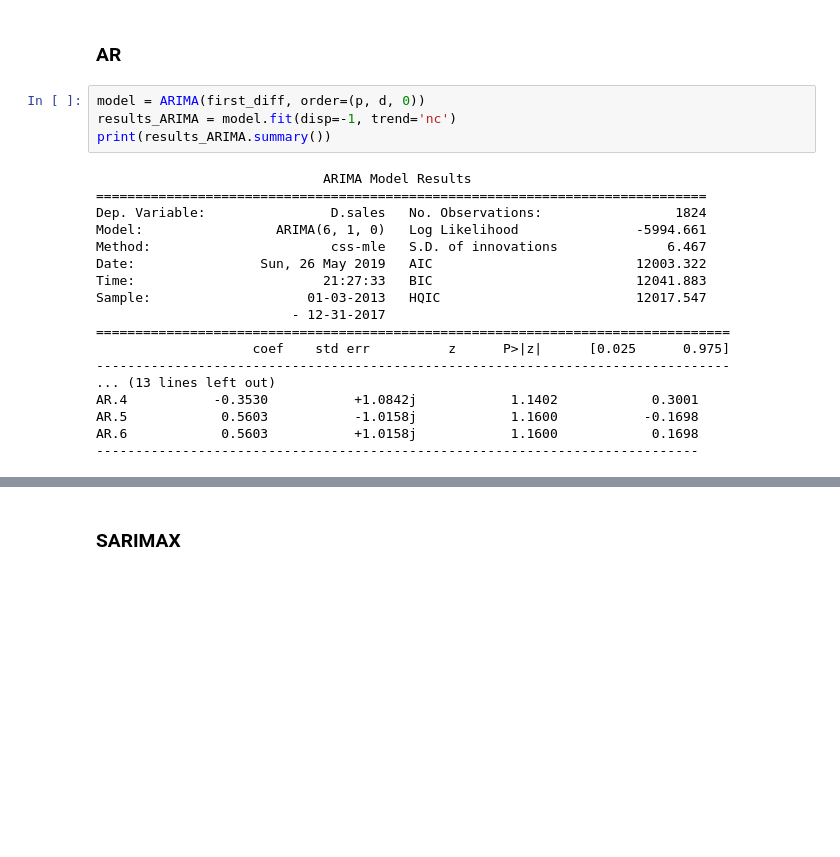
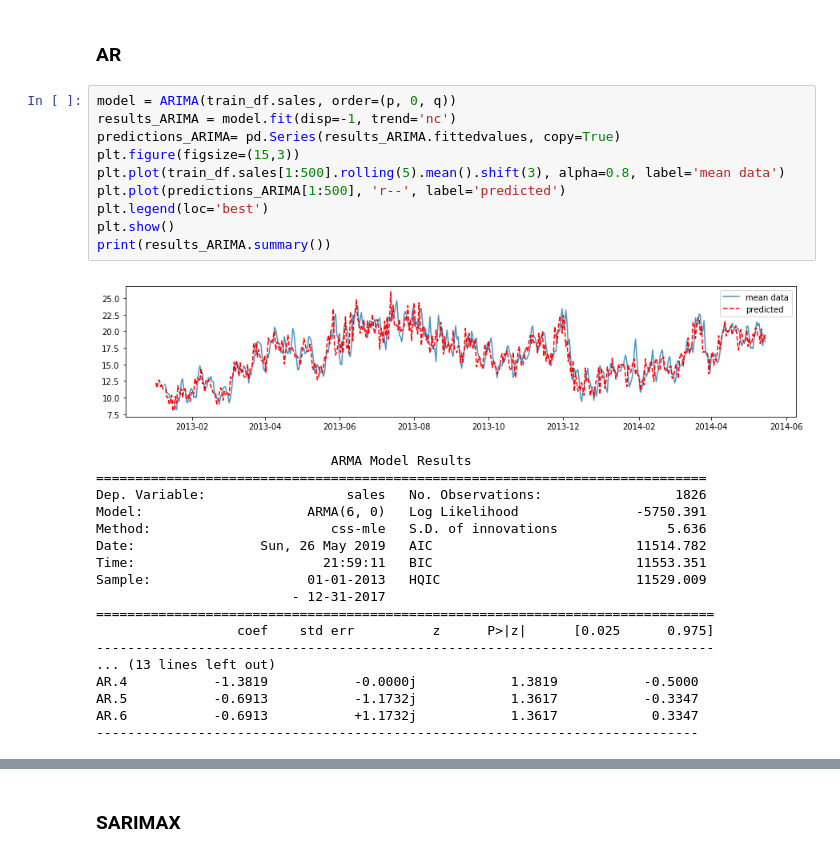
Before and after one commit to redreckless/udata, a Jupyter notebook: timeseries_analysis.ipynb, the cells around one changed output, grey strips where cells are left out. Cells and saved outputs as stored; diff of their text form; blank space fills up the shorter version.

```diff
--- a/timeseries_analysis.ipynb
+++ b/timeseries_analysis.ipynb
@@ -143,28 +143,35 @@ fig = plot_pacf(first_diff, lags=40, ax=ax2)
 p, d, q = 6, 1, 0
 # %% [markdown]
 ### AR
-# %%
-model = ARIMA(first_diff, order=(p, d, 0))
-results_ARIMA = model.fit(disp=-1, trend='nc')
-print(results_ARIMA.summary())
-# %% [output]
-                             ARIMA Model Results
-==============================================================================
-Dep. Variable:                D.sales   No. Observations:                 1824
-Model:                 ARIMA(6, 1, 0)   Log Likelihood               -5994.661
-Method:                       css-mle   S.D. of innovations              6.467
-Date:                Sun, 26 May 2019   AIC                          12003.322
-Time:                        21:27:33   BIC                          12041.883
-Sample:                    01-03-2013   HQIC                         12017.547
-                         - 12-31-2017
-=================================================================================
-                    coef    std err          z      P>|z|      [0.025      0.975]
----------------------------------------------------------------------------------
-... (13 lines left out)
-AR.4           -0.3530           +1.0842j            1.1402            0.3001
-AR.5            0.5603           -1.0158j            1.1600           -0.1698
-AR.6            0.5603           +1.0158j            1.1600            0.1698
------------------------------------------------------------------------------
+# %%
+model = ARIMA(train_df.sales, order=(p, 0, q))
+results_ARIMA = model.fit(disp=-1, trend='nc')
+predictions_ARIMA= pd.Series(results_ARIMA.fittedvalues, copy=True)
+plt.figure(figsize=(15,3))
+plt.plot(train_df.sales[1:500].rolling(5).mean().shift(3), alpha=0.8, label='mean data')
+plt.plot(predictions_ARIMA[1:500], 'r--', label='predicted')
+plt.legend(loc='best')
+plt.show()
+print(results_ARIMA.summary())
+# %% [output]
+[figure, added]
+                              ARMA Model Results
+==============================================================================
+Dep. Variable:                  sales   No. Observations:                 1826
+Model:                     ARMA(6, 0)   Log Likelihood               -5750.391
+Method:                       css-mle   S.D. of innovations              5.636
+Date:                Sun, 26 May 2019   AIC                          11514.782
+Time:                        21:59:11   BIC                          11553.351
+Sample:                    01-01-2013   HQIC                         11529.009
+                         - 12-31-2017
+===============================================================================
+                  coef    std err          z      P>|z|      [0.025      0.975]
+-------------------------------------------------------------------------------
+... (13 lines left out)
+AR.4           -1.3819           -0.0000j            1.3819           -0.5000
+AR.5           -0.6913           -1.1732j            1.3617           -0.3347
+AR.6           -0.6913           +1.1732j            1.3617            0.3347
+-----------------------------------------------------------------------------
 # %%
 def print_res_dist(model):
     resid = model.resid
```
Also changed, not shown: parts of 4 cells of this notebook.
